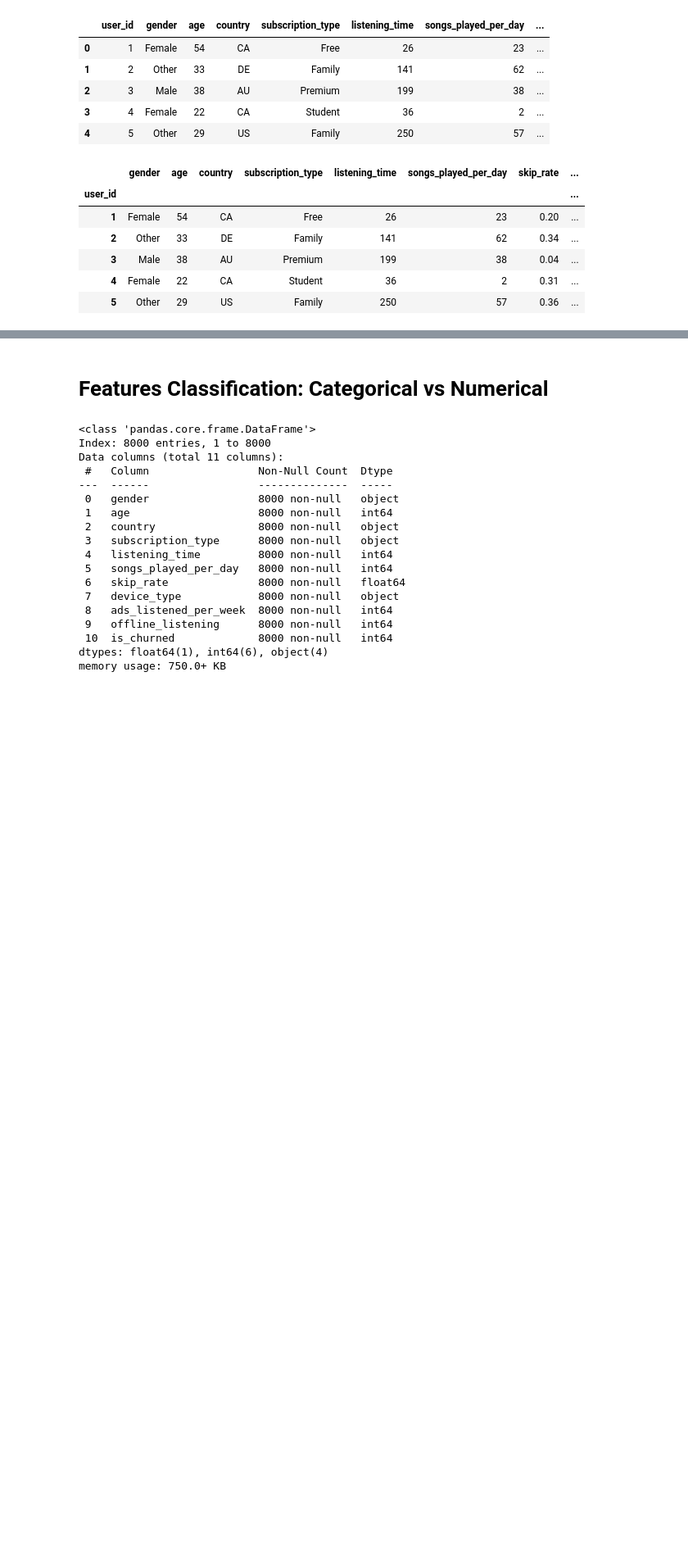
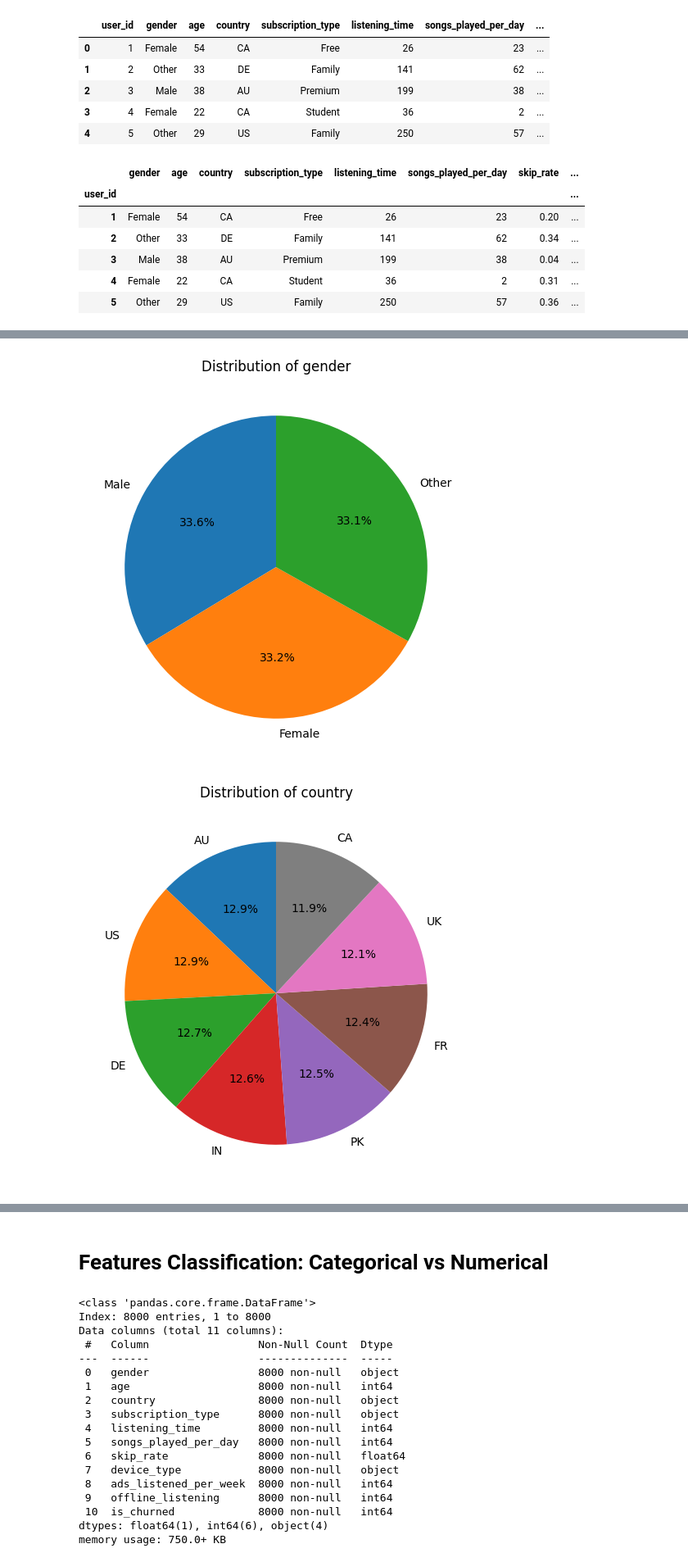
Before and after one commit to thanhdatho0/BTL_Data_Mining, a Jupyter notebook: Spotify_Churn.ipynb, the cells around one changed output, grey strips where cells are left out. Shown at 82% size. Saved outputs shown, nothing was run; the diff lists cells and outputs as text; code cells hidden in the pictures; blank space fills up the shorter version.

```diff
--- a/Spotify_Churn.ipynb
+++ b/Spotify_Churn.ipynb
@@ -31,0 +51,14 @@ df.head()
+# %%
+# --- 3. Biểu đồ dữ liệu phân loại ---
+categorical_cols = ['gender', 'country', 'subscription_type', 'device_type']
+
+for col in categorical_cols:
+    # Pie chart
+    plt.figure(figsize=(6,6))
+    df[col].value_counts().plot.pie(autopct='%1.1f%%', startangle=90)
+    plt.ylabel('')
+    plt.title(f'Distribution of {col}')
+    plt.show()
+# %% [output]
+[figure, added]
+[figure, added]
```
Also changed, not shown: parts of 34 cells of this notebook.
